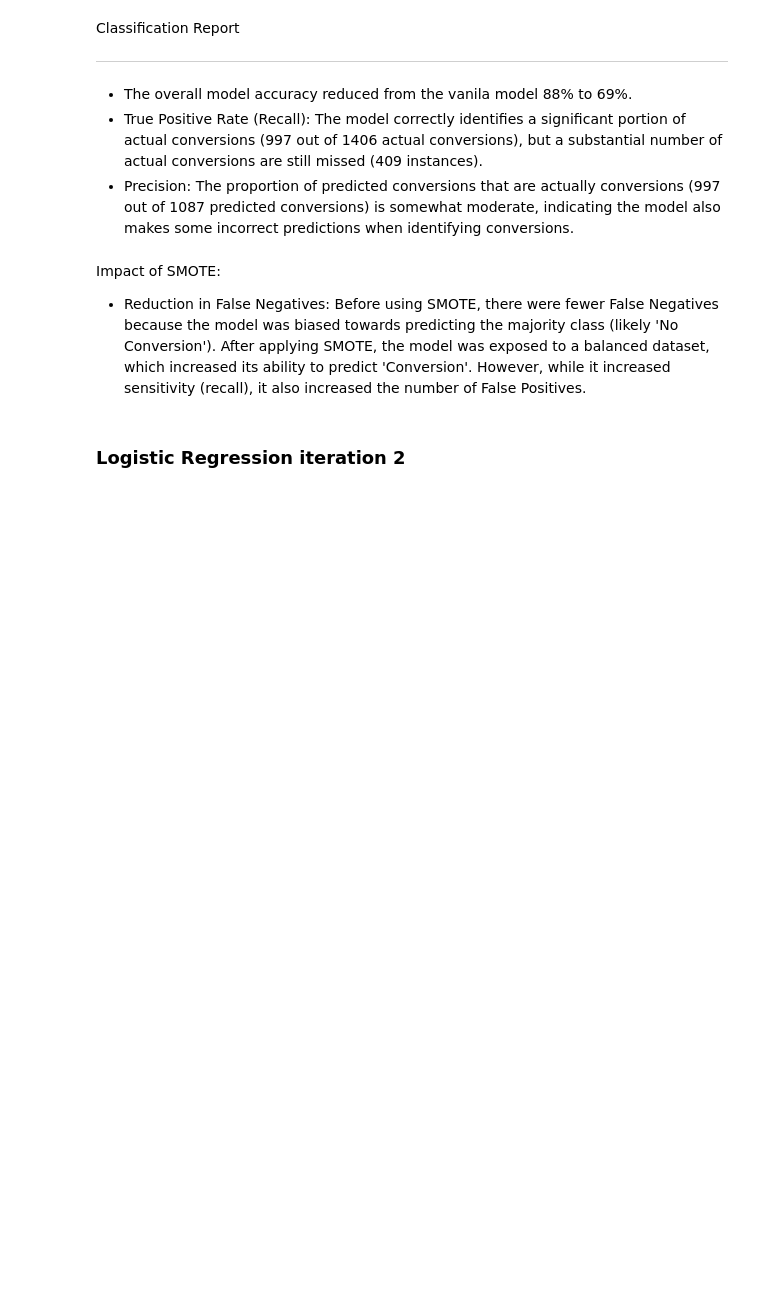
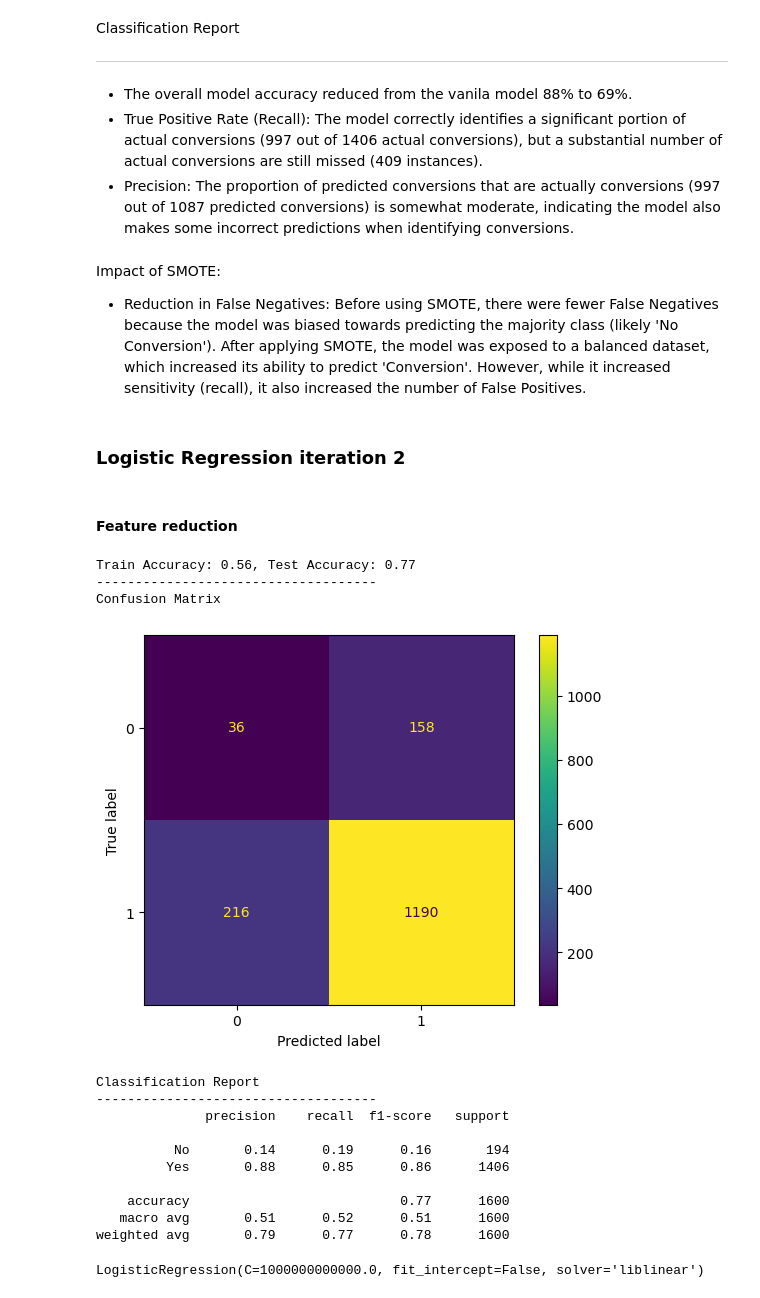
Before and after one commit to am-eric/DigitalMarketing-Analytics, a Jupyter notebook: analysis.ipynb, the cells around one changed output. Drawn from its saved outputs; the diff is of its cells as text; code cells hidden in the pictures; blank space fills up the shorter version.

```diff
--- a/analysis.ipynb
+++ b/analysis.ipynb
@@ -697,3 +679,46 @@ Impact of SMOTE:
 - Reduction in False Negatives: Before using SMOTE, there were fewer False Negatives because the model was biased towards predicting the majority class (likely 'No Conversion'). After applying SMOTE, the model was exposed to a balanced dataset, which increased its ability to predict 'Conversion'. However, while it increased sensitivity (recall), it also increased the number of False Positives.
 # %% [markdown]
 ### Logistic Regression iteration 2
+# %% [markdown]
+#### Feature reduction
+# %%
+# In an attempt to optimize performance of the models,
+# looked at the feature importances and narrowed the features based on the results.
+
+# filter method
+from sklearn.feature_selection import SelectKBest, mutual_info_classif
+
+# Feature selection before SMOTE
+selector = SelectKBest(score_func=mutual_info_classif)
+
+#fit data
+X_train_kbest = selector.fit_transform(X_train_preprocessed, y_train)
+
+#transform test data
+X_test_kbest = selector.transform(X_test_preprocessed)
+# %%
+
+#apply SMOTE to selected Features
+smote = SMOTE(random_state=42)
+
+#Fit
+X_train_kbest_resampled, y_train_kbest_resampled = smote.fit_resample(X_train_kbest, y_train)
+
+#train
+logmodel(X_train_kbest_resampled, X_test_kbest, y_train_kbest_resampled, y_test)
+# %% [output]
+Train Accuracy: 0.56, Test Accuracy: 0.77
+------------------------------------
+Confusion Matrix
+[figure, added]
+Classification Report
+------------------------------------
+              precision    recall  f1-score   support
+
+          No       0.14      0.19      0.16       194
+         Yes       0.88      0.85      0.86      1406
+
+    accuracy                           0.77      1600
+   macro avg       0.51      0.52      0.51      1600
+weighted avg       0.79      0.77      0.78      1600
+LogisticRegression(C=1000000000000.0, fit_intercept=False, solver='liblinear')
```
Also changed, not shown: parts of 11 cells of this notebook.
